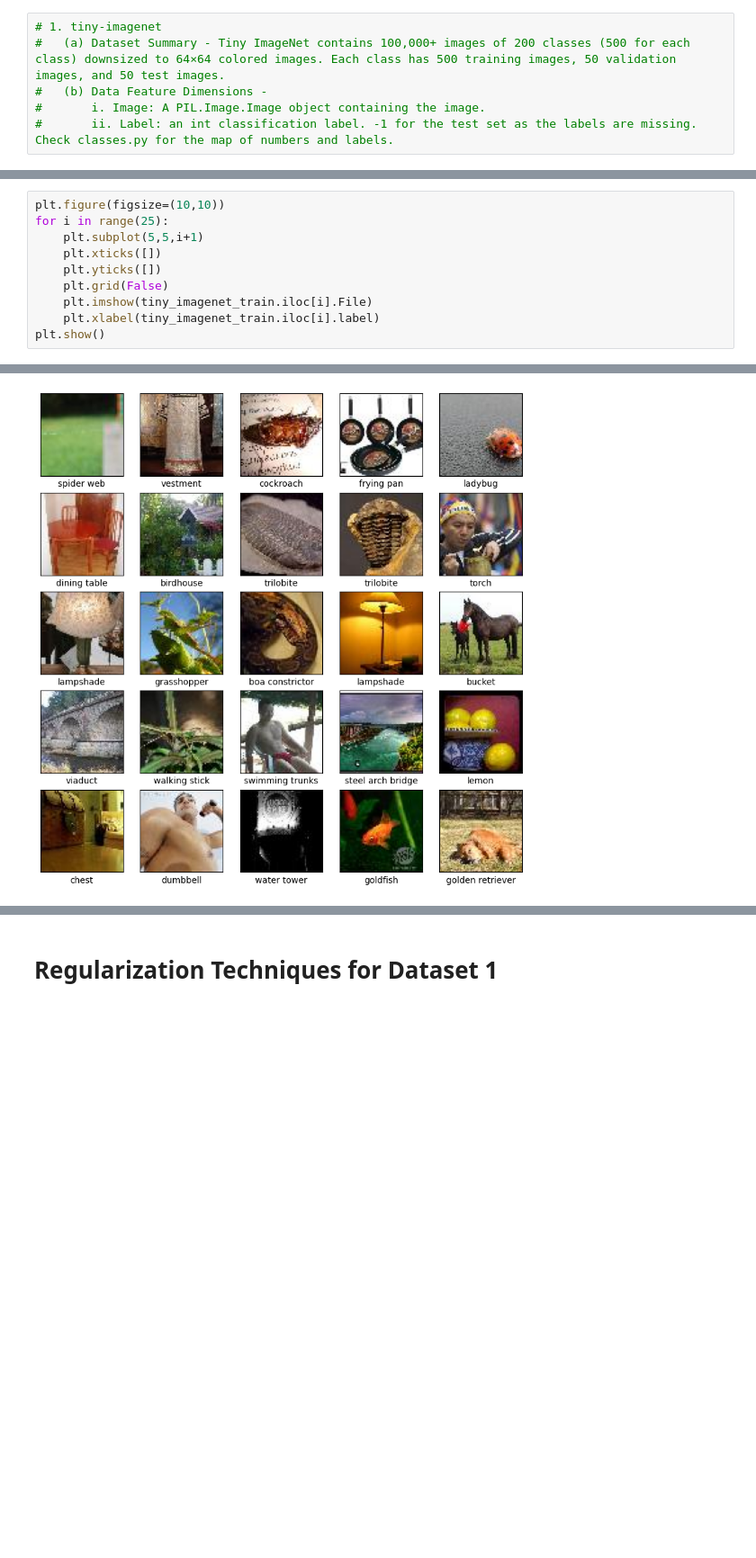
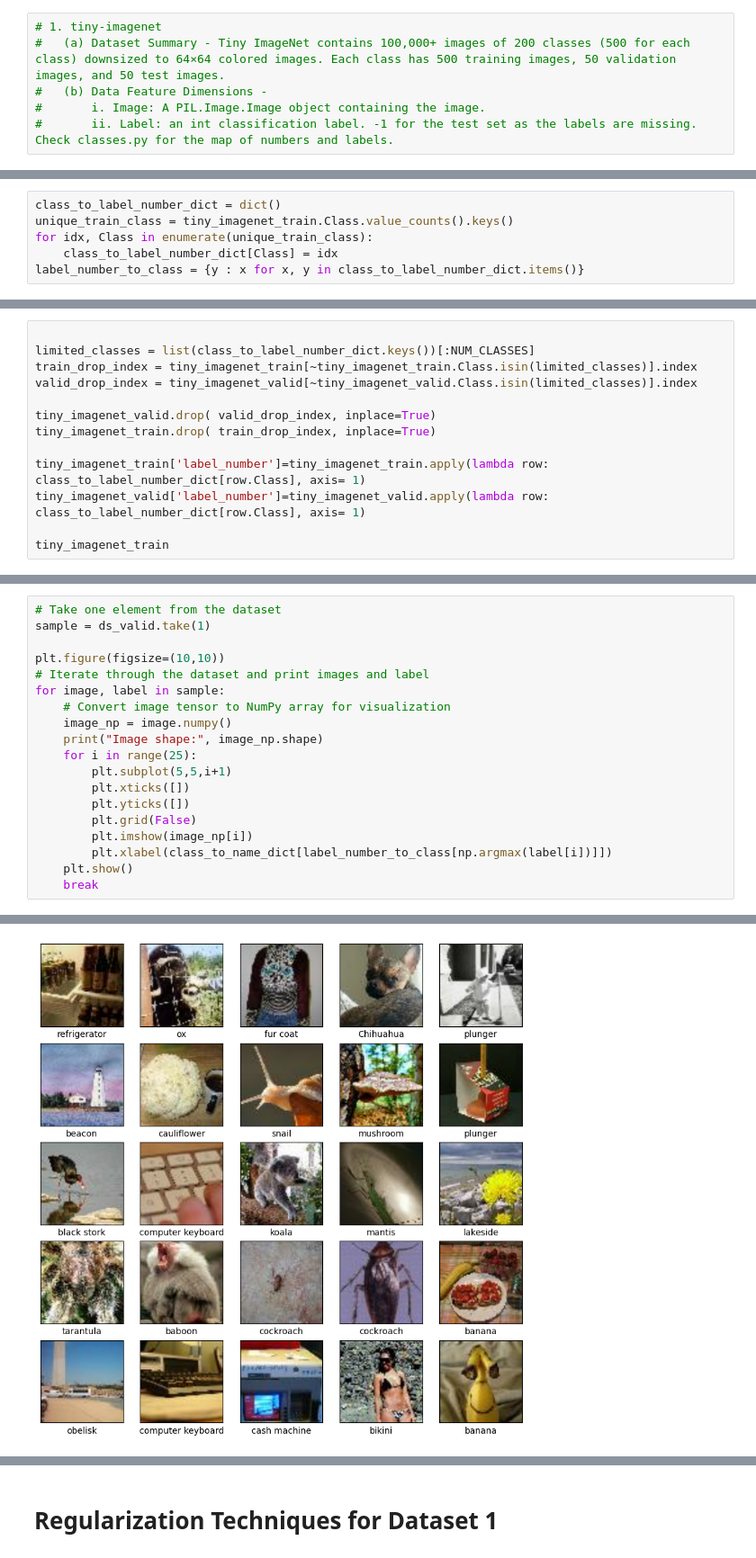
Before and after one commit to hrishikesh2708/CSCI567_Machine_Learning_Project, a Jupyter notebook: complex_regularization_techniques.ipynb, the cells around one changed output, grey strips where cells are left out. Shown at 90% size. Drawn from its saved outputs; the diff is of its cells as text; blank space fills up the shorter version.

```diff
--- a/complex_regularization_techniques.ipynb
+++ b/complex_regularization_techniques.ipynb
@@ -97 +105,7 @@ tiny_imagenet_train
 100000 rows × 7 columns
+# %%
+class_to_label_number_dict = dict()
+unique_train_class = tiny_imagenet_train.Class.value_counts().keys()
+for idx, Class in enumerate(unique_train_class):
+    class_to_label_number_dict[Class] = idx
+label_number_to_class = {y : x for x, y in class_to_label_number_dict.items()}
@@ -97,0 +141,13 @@ tiny_imagenet_train
+# %%
+
+limited_classes = list(class_to_label_number_dict.keys())[:NUM_CLASSES]
+train_drop_index = tiny_imagenet_train[~tiny_imagenet_train.Class.isin(limited_classes)].index
+valid_drop_index = tiny_imagenet_valid[~tiny_imagenet_valid.Class.isin(limited_classes)].index
+
+tiny_imagenet_valid.drop( valid_drop_index, inplace=True)
+tiny_imagenet_train.drop( train_drop_index, inplace=True)
+
+tiny_imagenet_train['label_number']=tiny_imagenet_train.apply(lambda row: class_to_label_number_dict[row.Class], axis= 1)
+tiny_imagenet_valid['label_number']=tiny_imagenet_valid.apply(lambda row: class_to_label_number_dict[row.Class], axis= 1)
+
+tiny_imagenet_train
@@ -98,11 +187,20 @@ tiny_imagenet_train
 # %%
+# Take one element from the dataset
+sample = ds_valid.take(1)
+
 plt.figure(figsize=(10,10))
-for i in range(25):
-    plt.subplot(5,5,i+1)
-    plt.xticks([])
-    plt.yticks([])
-    plt.grid(False)
-    plt.imshow(tiny_imagenet_train.iloc[i].File)
-    plt.xlabel(tiny_imagenet_train.iloc[i].label)
-plt.show()
+# Iterate through the dataset and print images and label
+for image, label in sample:
+    # Convert image tensor to NumPy array for visualization
+    image_np = image.numpy()
+    print("Image shape:", image_np.shape)
+    for i in range(25):
+        plt.subplot(5,5,i+1)
+        plt.xticks([])
+        plt.yticks([])
+        plt.grid(False)
+        plt.imshow(image_np[i])
+        plt.xlabel(class_to_name_dict[label_number_to_class[np.argmax(label[i])]])
+    plt.show()
+    break
 # %% [output]
@@ -109 +208 @@ plt.show()
-[figure, old version]
+[figure, new version]
```
Also changed, not shown: parts of 17 cells of this notebook, 1 other file.
